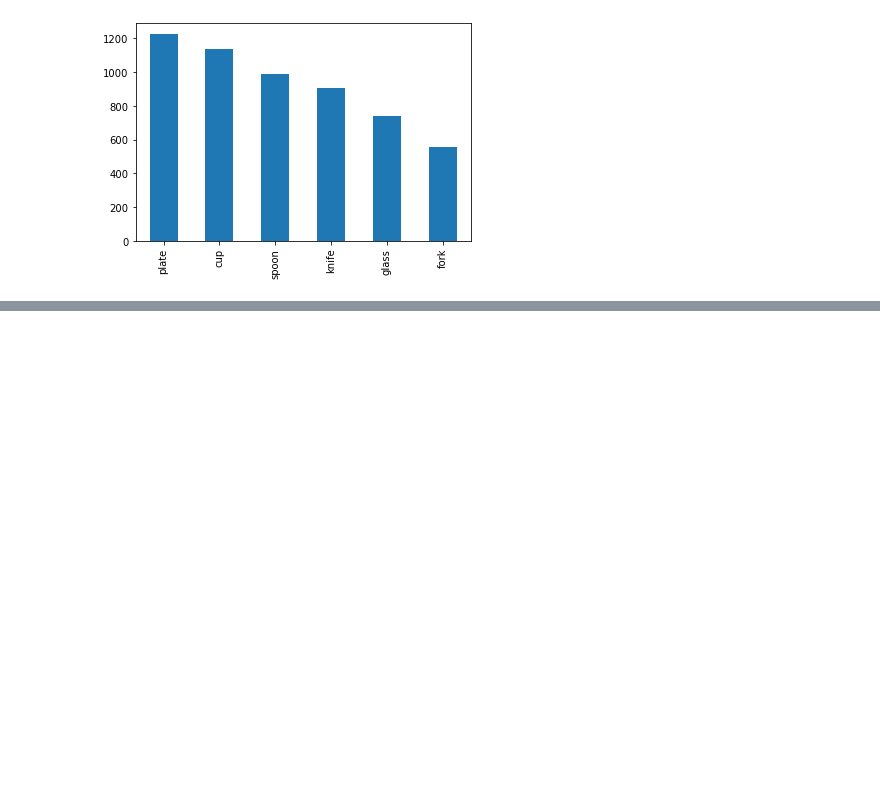
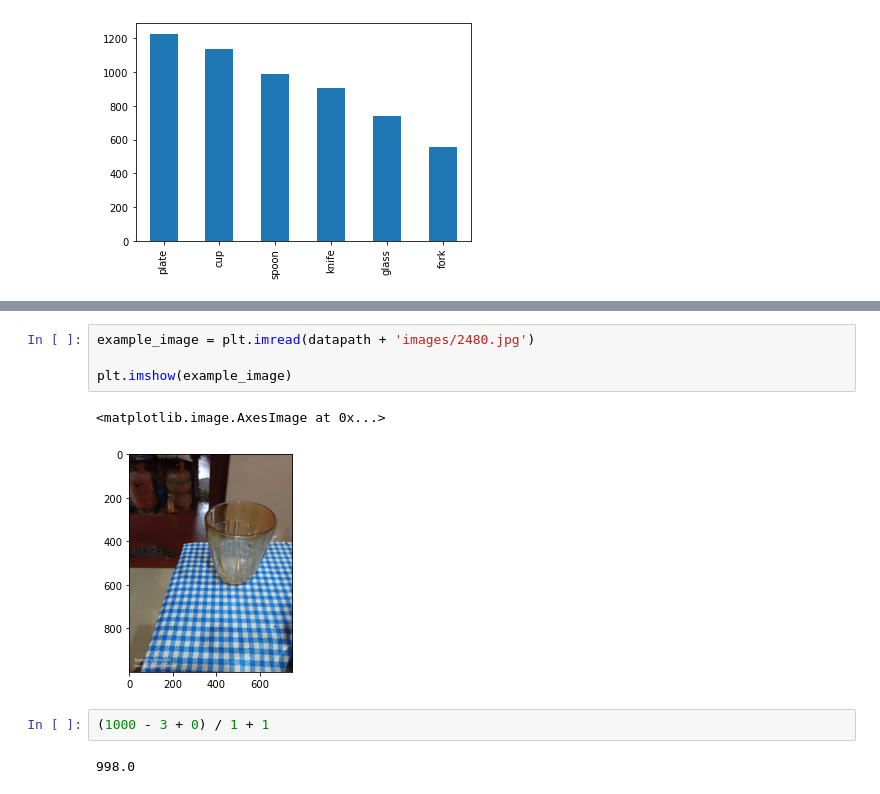
Before and after one commit to SergeiDBykov/kitchenware-classification, a Jupyter notebook: example.ipynb, the cells around one changed output, grey strips where cells are left out. Saved outputs shown, nothing was run; the diff lists cells and outputs as text; blank space fills up the shorter version.

```diff
--- a/example.ipynb
+++ b/example.ipynb
@@ -15,0 +25,11 @@ Showing examples of class: fork
+# %%
+example_image = plt.imread(datapath + 'images/2480.jpg')
+
+plt.imshow(example_image)
+# %% [output]
+<matplotlib.image.AxesImage at 0x...>
+[figure, added]
+# %%
+(1000 - 3 + 0) / 1 + 1
+# %% [output]
+998.0
```
Also changed, not shown: parts of 6 cells of this notebook, 1 other file.
